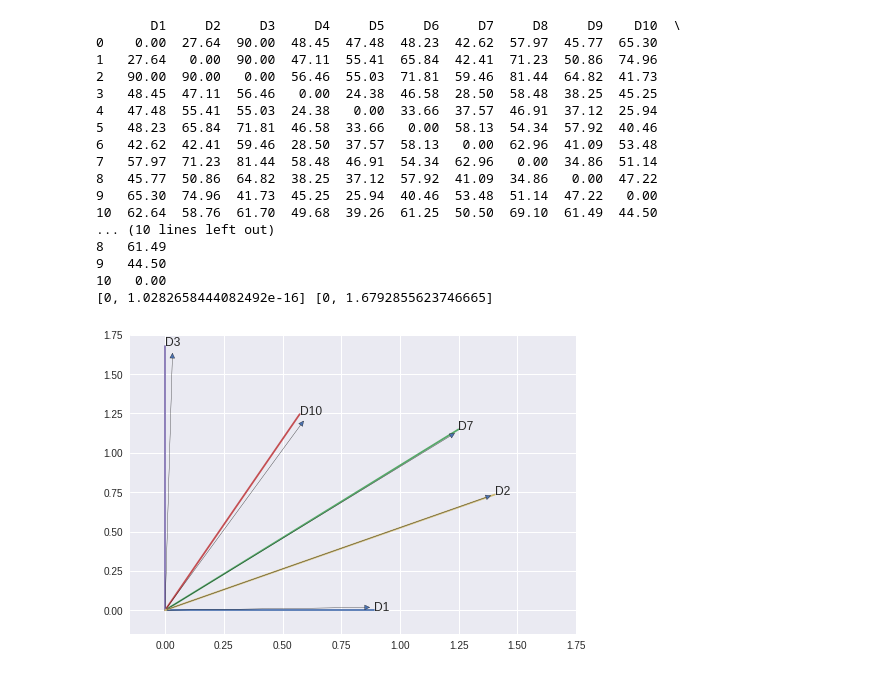
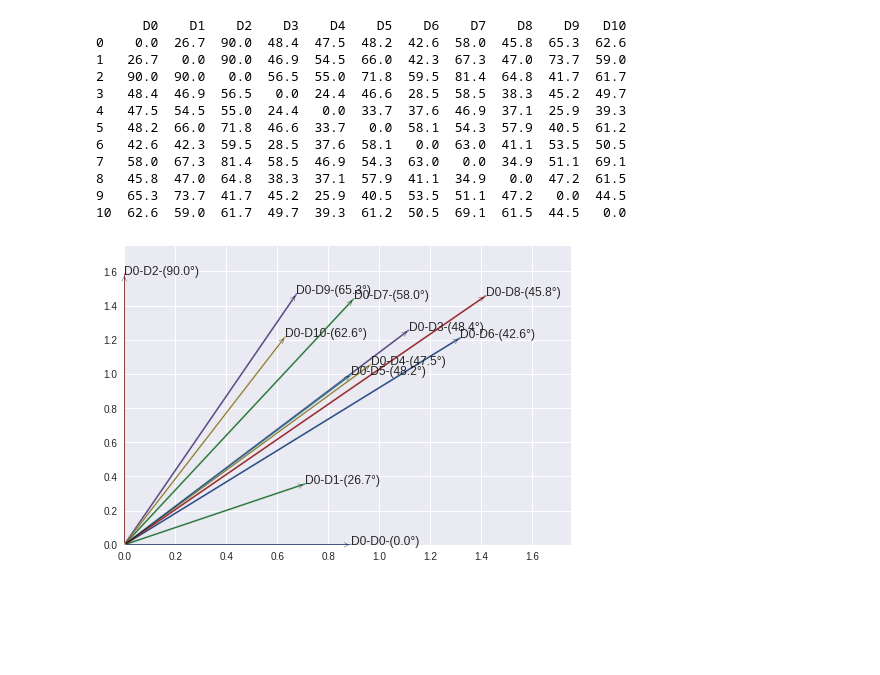
Before and after one commit to Ramaseshanr/anlp, a Jupyter notebook: CosDistance.ipynb, the cells around one changed output. Cells and saved outputs as stored; diff of their text form; code cells hidden in the pictures; blank space fills up the shorter version.

Commit message:
Cosine distance with graph

```diff
--- a/CosDistance.ipynb
+++ b/CosDistance.ipynb
@@ -8,8 +8,9 @@ import numpy as np
 import pandas as pd
 import math
 import matplotlib.pyplot as plt
+from matplotlib.patches import Arc
 
-def plot_point(point, angle, length):
+def find_end_points(point, angle, length):
     '''
     #Source - https://stackoverflow.com/questions/28417604/plotting-a-line-from-a-coordinate-with-and-angle
     #
@@ -36,72 +37,55 @@ def plot_point(point, angle, length):
 
 
     #return fig
 
 doc_term = array([
     [0.1, 0.1, 0.0, 0.1, 0.2, 0.0, 0.1, 0.9, 0.9, 0.3, 0.0, 0.8],
-    [0.1, 0.0, 0.0, 0.1, 0.2, 0.0, 0.1, 0.9, 0.9, 0.3, 0.0, 0.8],
+    [0.1, 0.1, 0.0, 0.1, 0.2, 0.0, 0.1, 0.9, 0.9, 0.3, 0.0, 0.8],
     [0.0, 0.0, 0.9, 0.2, 0.3, 0.1, 0.7, 0.0, 0.2, 0.7, 0.5, 0.5],
     [0.0, 0.0, 0.9, 0.9, 0.5, 0.1, 0.9, 0.3, 0.8, 0.4, 0.1, 0.4],
     [0.4, 0.0, 0.0, 0.2, 0.5, 0.9, 0.3, 0.7, 0.4, 0.6, 0.0, 0.3],
     [0.6, 0.6, 0.0, 0.7, 0.3, 0.3, 0.9, 0.1, 0.9, 0.0, 0.0, 0.3],
     [0.0, 0.0, 0.8, 0.6, 0.6, 0.6, 0.0, 0.1, 0.4, 0.9, 0.3, 0.1],
     [0.4, 0.4, 0.0, 0.5, 0.5, 0.1, 0.7, 0.1, 0.5, 0.3, 0.8, 0.1],
     [0.3, 0.3, 0.0, 0.9, 0.8, 0.7, 0.7, 0.8, 0.6, 0.6, 0.8, 0.0],
     [0.0, 0.0, 0.5, 0.0, 0.2, 0.0, 0.0, 0.1, 0.3, 0.4, 0.5, 0.3]
 ])
 
 cos_list = []
 pd_cols = []
-header = ['D1','D2','D3','D4','D5','D6','D7','D8','D9','D10','D11']
+header = ['D0','D1','D2','D3','D4','D5','D6','D7','D8','D9','D10']
 for i in range(0,11):
     for j in range(0,11):
         cos_value = dot(transpose(doc_term[:, [i]]), doc_term[:, [j]]) / (norm(doc_term[:, [j]]) * norm(doc_term[:, [i]])).tolist()
-        cos_list.append( asscalar( around(math.degrees(math.acos(min(max(cos_value,-1.0),1.0))), decimals=2) ))
+        cos_list.append( asscalar( around(math.degrees(math.acos(min(max(cos_value,-1.0),1.0))), decimals=1) ))
     pd_cols.append(cos_list)
     cos_list = []
 df = pd.DataFrame(pd_cols, columns=header)
 print(df)
 fig = plt.figure()
 ax = plt.subplot(111)
-ax.set_ylim([-0.15, 1.75])  # set the bounds to be 10, 10
-ax.set_xlim([-0.15, 1.75])
-X,Y = plot_point([0,0],df.iloc[0]['D1'], norm(doc_term[:, [0]]))
-P,Q = plot_point([0,0],df.iloc[0]['D3'], norm(doc_term[:, [3]]))
-A,B = plot_point([0,0],df.iloc[0]['D7'], norm(doc_term[:, [7]]))
-M,N = plot_point([0,0],df.iloc[0]['D10'], norm(doc_term[:, [10]]))
-R,S = plot_point([0,0],df.iloc[0]['D2'], norm(doc_term[:, [2]]))
+ax.set_ylim([0, 1.75])  # set the bounds to be 10, 10
+ax.set_xlim([0, 1.75])
 
-
-plt.annotate("D10", xy=(M[0], N[0]), xytext=(M[1], N[1]),arrowprops=dict(arrowstyle='<|-'))
-plt.annotate("D1",xy=(X[0], Y[0]),xytext=(X[1], Y[1]),arrowprops=dict(arrowstyle='<|-'))
-plt.annotate("D7",xy=(A[0], B[0]),xytext=(A[1], B[1]),arrowprops=dict(arrowstyle='<|-'))
-plt.annotate("D3",xy=(P[0], Q[0]),xytext=(P[1], Q[1]),arrowprops=dict(arrowstyle='<|-'))
-plt.annotate("D2",xy=(R[0], S[0]),xytext=(R[1], S[1]),arrowprops=dict(arrowstyle='<|-'))
-
-print (P,Q)
-ax.plot(X,Y)
-ax.plot(A,B)
-ax.plot(M,N)
-ax.plot(P,Q)
-ax.plot(R,S)
-
+ref_doc = 0
+for i in range (0,11):
+    X, Y = find_end_points([0, 0], df.iloc[ref_doc][i], norm(doc_term[:, [i]]))
+    ax.plot(X,Y)
+    ax.annotate("", xy=(X[1],Y[1]), xytext=(0, 0),arrowprops=dict(arrowstyle="->"))
+    ax.text(X[1],Y[1],"D" + str(ref_doc) + "-"+"D"+str(i)+"-("+str(df.iloc[ref_doc][i]) +u"\u00b0"+")")
+    #ax.add_patch(Arc((0,0), .25+i/12.0, .25+i/12.0, theta1=0.0, theta2=df.iloc[0][i], edgecolor='r', lw=1.5, label = str(df.iloc[0][i])+u"\u00b0"))
 fig.show()
 # %% [output]
-       D1     D2     D3     D4     D5     D6     D7     D8     D9    D10  \
-0    0.00  27.64  90.00  48.45  47.48  48.23  42.62  57.97  45.77  65.30
-1   27.64   0.00  90.00  47.11  55.41  65.84  42.41  71.23  50.86  74.96
-2   90.00  90.00   0.00  56.46  55.03  71.81  59.46  81.44  64.82  41.73
-3   48.45  47.11  56.46   0.00  24.38  46.58  28.50  58.48  38.25  45.25
-4   47.48  55.41  55.03  24.38   0.00  33.66  37.57  46.91  37.12  25.94
-5   48.23  65.84  71.81  46.58  33.66   0.00  58.13  54.34  57.92  40.46
-6   42.62  42.41  59.46  28.50  37.57  58.13   0.00  62.96  41.09  53.48
-7   57.97  71.23  81.44  58.48  46.91  54.34  62.96   0.00  34.86  51.14
-8   45.77  50.86  64.82  38.25  37.12  57.92  41.09  34.86   0.00  47.22
-9   65.30  74.96  41.73  45.25  25.94  40.46  53.48  51.14  47.22   0.00
-10  62.64  58.76  61.70  49.68  39.26  61.25  50.50  69.10  61.49  44.50
-... (10 lines left out)
-8   61.49
-9   44.50
-10   0.00
-[0, 1.0282658444082492e-16] [0, 1.6792855623746665]
+      D0    D1    D2    D3    D4    D5    D6    D7    D8    D9   D10
+0    0.0  26.7  90.0  48.4  47.5  48.2  42.6  58.0  45.8  65.3  62.6
+1   26.7   0.0  90.0  46.9  54.5  66.0  42.3  67.3  47.0  73.7  59.0
+2   90.0  90.0   0.0  56.5  55.0  71.8  59.5  81.4  64.8  41.7  61.7
+3   48.4  46.9  56.5   0.0  24.4  46.6  28.5  58.5  38.3  45.2  49.7
+4   47.5  54.5  55.0  24.4   0.0  33.7  37.6  46.9  37.1  25.9  39.3
+5   48.2  66.0  71.8  46.6  33.7   0.0  58.1  54.3  57.9  40.5  61.2
+6   42.6  42.3  59.5  28.5  37.6  58.1   0.0  63.0  41.1  53.5  50.5
+7   58.0  67.3  81.4  58.5  46.9  54.3  63.0   0.0  34.9  51.1  69.1
+8   45.8  47.0  64.8  38.3  37.1  57.9  41.1  34.9   0.0  47.2  61.5
+9   65.3  73.7  41.7  45.2  25.9  40.5  53.5  51.1  47.2   0.0  44.5
+10  62.6  59.0  61.7  49.7  39.3  61.2  50.5  69.1  61.5  44.5   0.0
-[figure, old version]
+[figure, new version]
```
